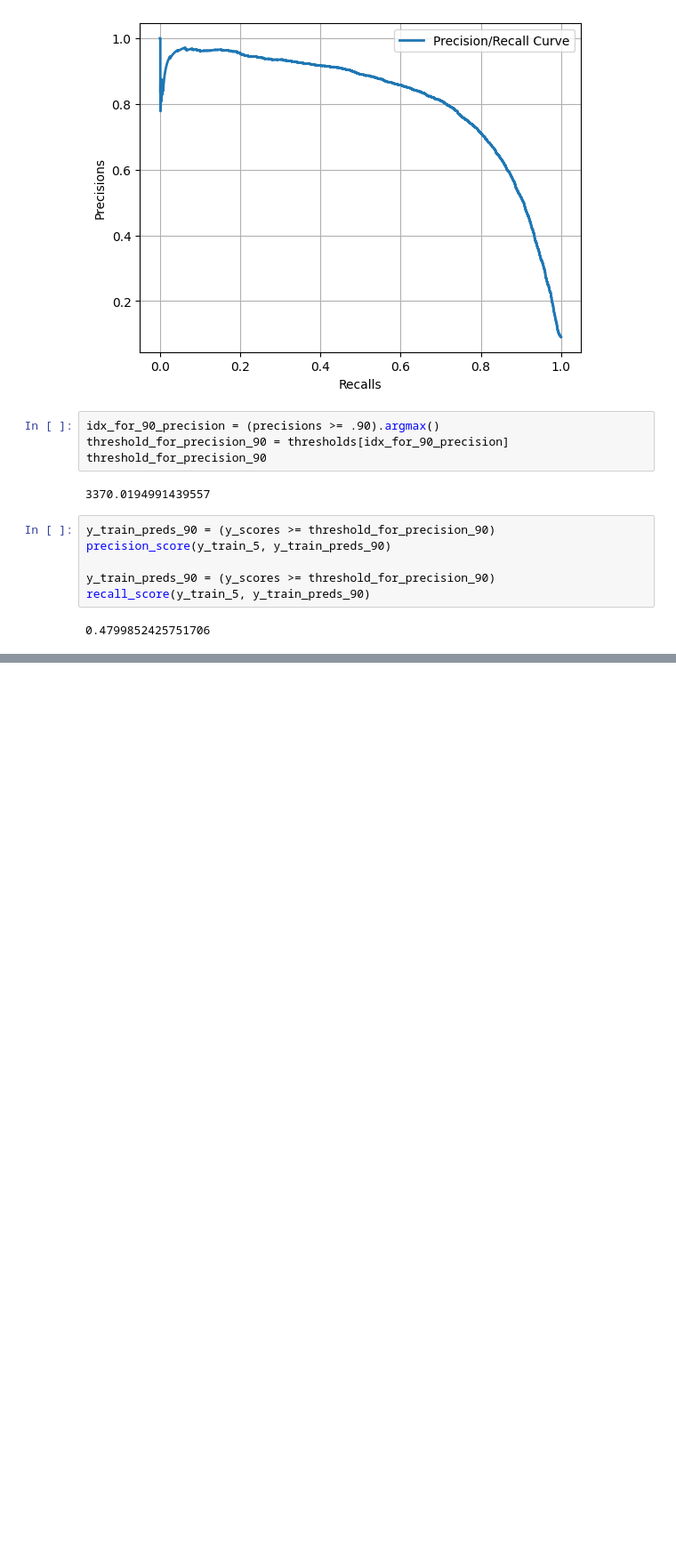
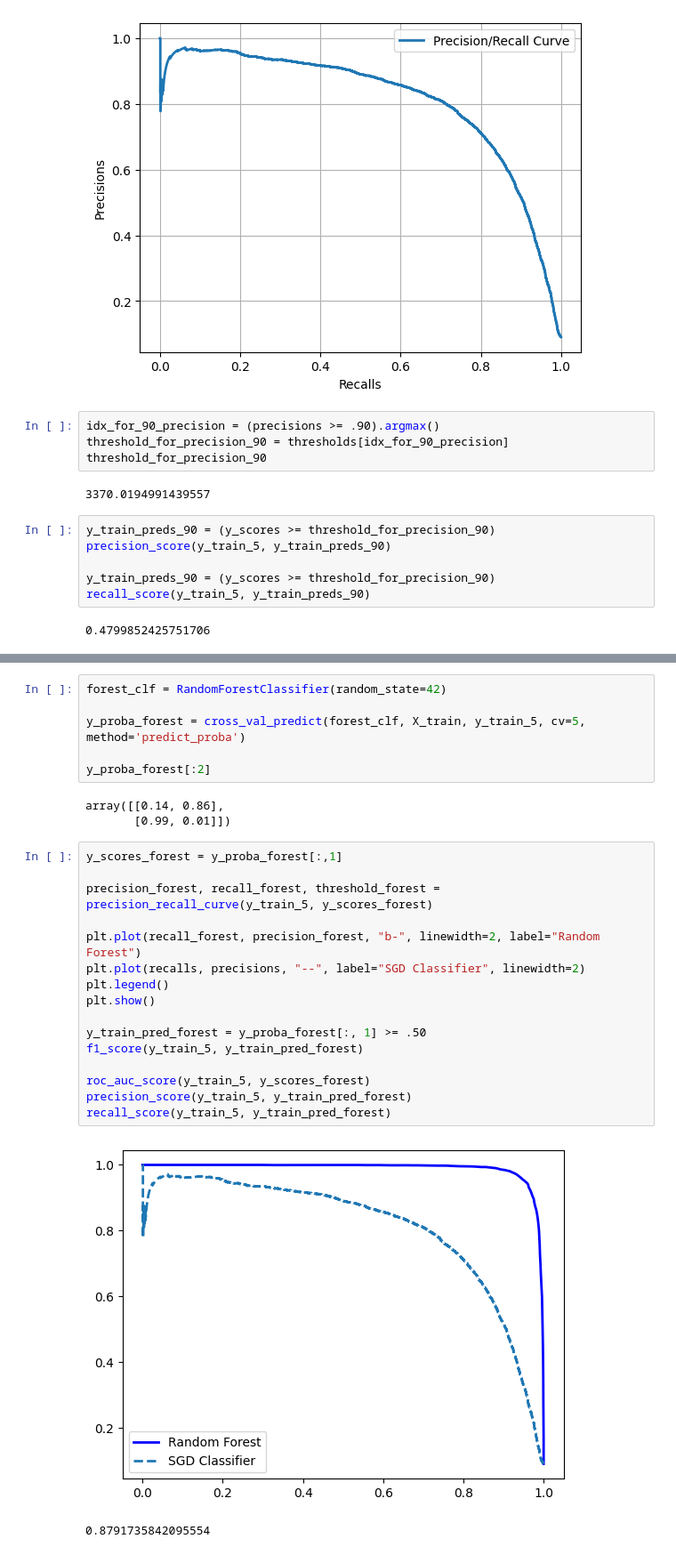
Before and after one commit to ChiragBangera/Handsonml, a Jupyter notebook: chapter_3/chapter_3.ipynb, the cells around one changed output, grey strips where cells are left out. Shown at 89% size. Saved outputs shown, nothing was run; the diff lists cells and outputs as text; blank space fills up the shorter version.

```diff
--- a/chapter_3/chapter_3.ipynb
+++ b/chapter_3/chapter_3.ipynb
@@ -132,0 +161,28 @@ recall_score(y_train_5, y_train_preds_90)
+# %%
+forest_clf = RandomForestClassifier(random_state=42)
+
+y_proba_forest = cross_val_predict(forest_clf, X_train, y_train_5, cv=5, method='predict_proba')
+
+y_proba_forest[:2]
+# %% [output]
+array([[0.14, 0.86],
+       [0.99, 0.01]])
+# %%
+y_scores_forest = y_proba_forest[:,1]
+
+precision_forest, recall_forest, threshold_forest = precision_recall_curve(y_train_5, y_scores_forest)
+
+plt.plot(recall_forest, precision_forest, "b-", linewidth=2, label="Random Forest")
+plt.plot(recalls, precisions, "--", label="SGD Classifier", linewidth=2)
+plt.legend()
+plt.show()
+
+y_train_pred_forest = y_proba_forest[:, 1] >= .50
+f1_score(y_train_5, y_train_pred_forest)
+
+roc_auc_score(y_train_5, y_scores_forest)
+precision_score(y_train_5, y_train_pred_forest)
+recall_score(y_train_5, y_train_pred_forest)
+# %% [output]
+[figure, added]
+0.8791735842095554
```
Also changed, not shown: parts of 13 cells of this notebook.
